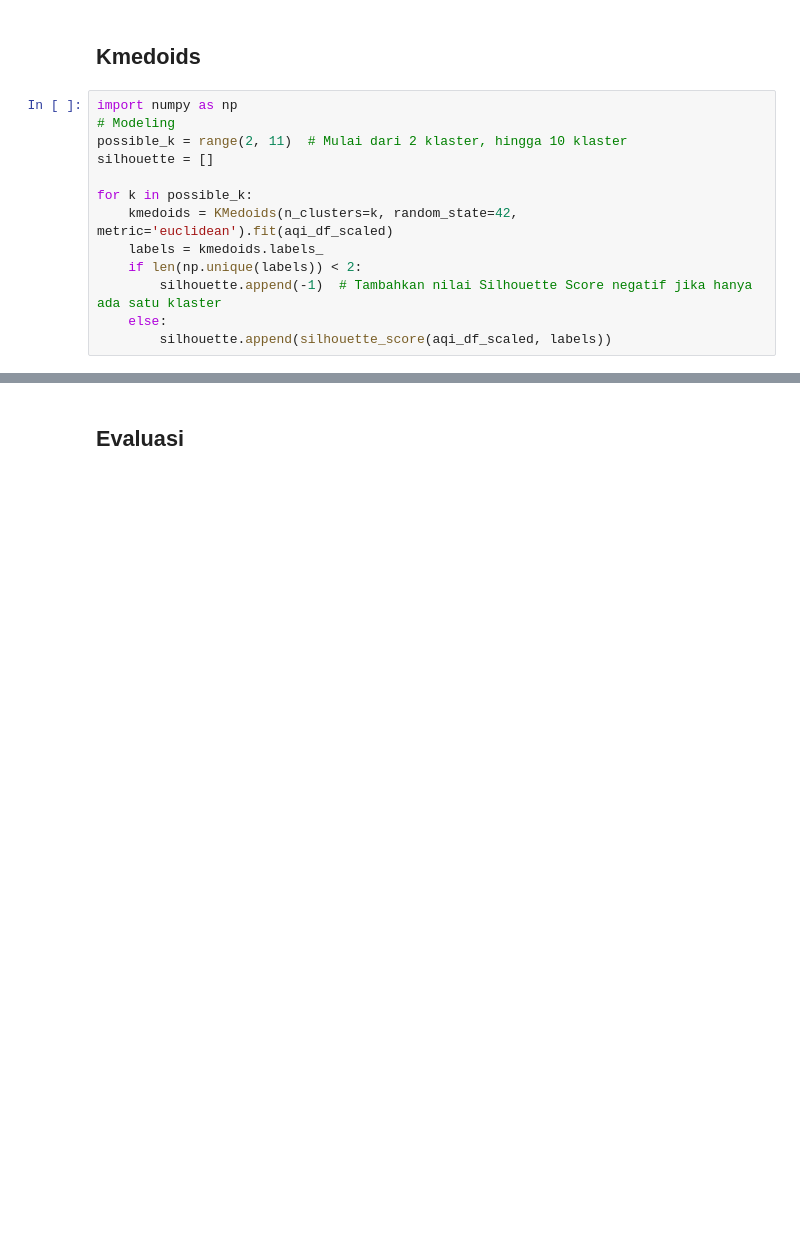
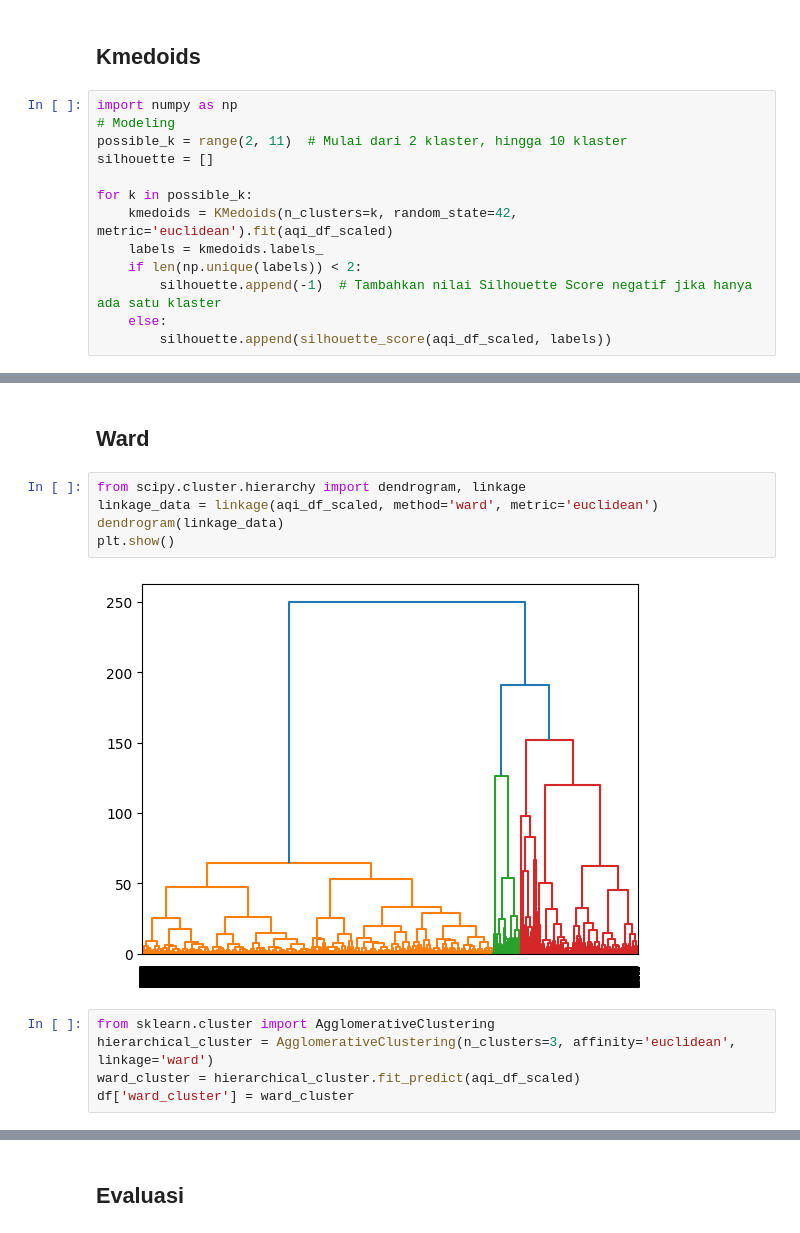
Before and after one commit to yudhamyn/PROJECT-AKHIR, a Jupyter notebook: agustina/Modeling_global_air_polution.ipynb, the cells around one changed output, grey strips where cells are left out. Drawn from its saved outputs; the diff is of its cells as text; blank space fills up the shorter version.

```diff
--- a/agustina/kmeans_kmedoids_global_air_polution.ipynb
+++ b/agustina/Modeling_global_air_polution.ipynb
@@ -618,0 +739,14 @@ df.to_excel(output_file, index=False)
+# %% [markdown]
+## Ward
+# %%
+from scipy.cluster.hierarchy import dendrogram, linkage
+linkage_data = linkage(aqi_df_scaled, method='ward', metric='euclidean')
+dendrogram(linkage_data)
+plt.show()
+# %% [output]
+[figure, added]
+# %%
+from sklearn.cluster import AgglomerativeClustering
+hierarchical_cluster = AgglomerativeClustering(n_clusters=3, affinity='euclidean', linkage='ward')
+ward_cluster = hierarchical_cluster.fit_predict(aqi_df_scaled)
+df['ward_cluster'] = ward_cluster
```
Also changed, not shown: parts of 21 cells of this notebook, 2 other files.
